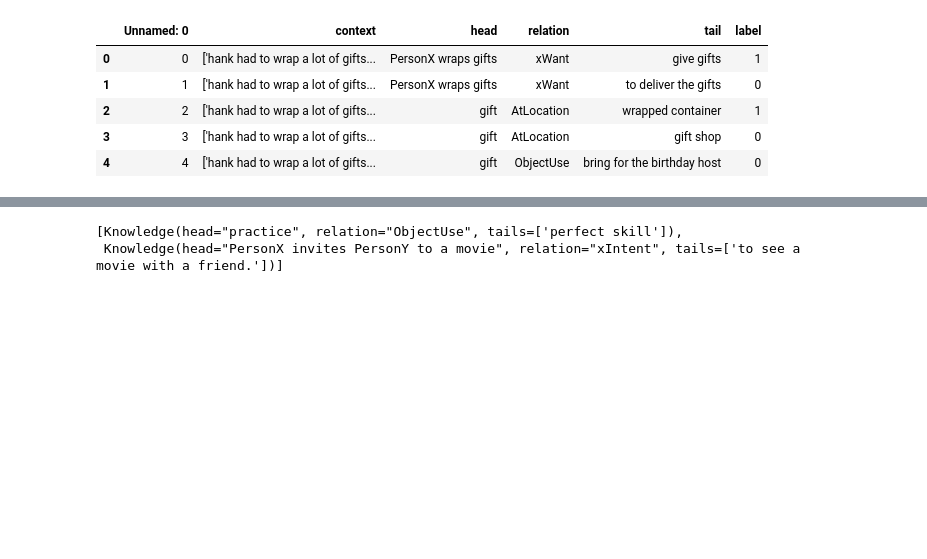
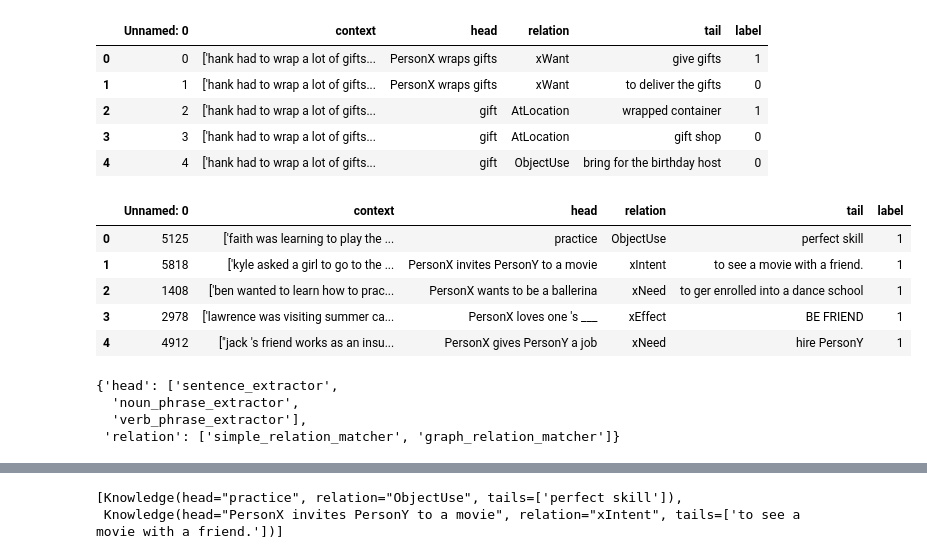
Before and after one commit to codeaudit/kogito, a Jupyter notebook: experiments/fact_linking/evaluation.ipynb, the cells around one changed output, grey strips where cells are left out. Drawn from its saved outputs; the diff is of its cells as text; code cells hidden in the pictures; blank space fills up the shorter version.

```diff
--- a/experiments/fact_linking/evaluation.ipynb
+++ b/experiments/fact_linking/evaluation.ipynb
@@ -18,3 +18,16 @@ roc_test_zeros = roc_test[roc_test["label"] == 0]
 roc_samples = pd.concat([roc_test_ones.sample(50), roc_test_zeros.sample(50)])
 # %%
 roc_samples.to_csv("data/roc_samples.csv", index=False)
+# %%
+import pandas as pd
+
+roc_samples = pd.read_csv("data/roc_samples.csv")
+# %%
+roc_samples.head()
+# %% [output]
+|  | Unnamed: 0 | context | head | relation | tail | label |
+| 0 | 5125 | ['faith was learning to play the ... | practice | ObjectUse | perfect skill | 1 |
+| 1 | 5818 | ['kyle asked a girl to go to the ... | PersonX invites PersonY to a movie | xIntent | to see a movie with a friend. | 1 |
+| 2 | 1408 | ['ben wanted to learn how to prac... | PersonX wants to be a ballerina | xNeed | to ger enrolled into a dance school | 1 |
+| 3 | 2978 | ['lawrence was visiting summer ca... | PersonX loves one 's ___ | xEffect | BE FRIEND | 1 |
+| 4 | 4912 | ["jack 's friend works as an insu... | PersonX gives PersonY a job | xNeed | hire PersonY | 1 |
@@ -20,0 +38,7 @@ roc_samples.to_csv("data/roc_samples.csv", index=False)
+# %%
+csi.processors
+# %% [output]
+{'head': ['sentence_extractor',
+  'noun_phrase_extractor',
+  'verb_phrase_extractor'],
+ 'relation': ['simple_relation_matcher', 'graph_relation_matcher']}
```
Also changed, not shown: parts of 10 cells of this notebook, 2 other files.
